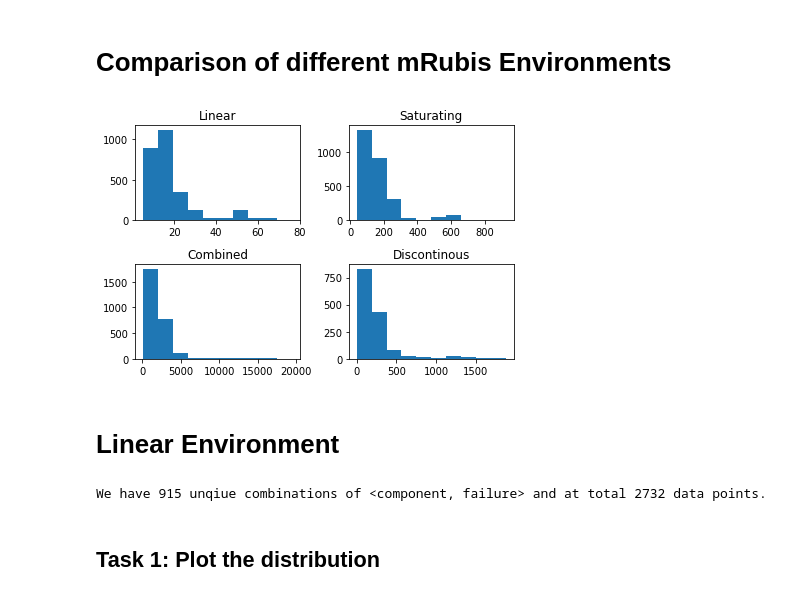
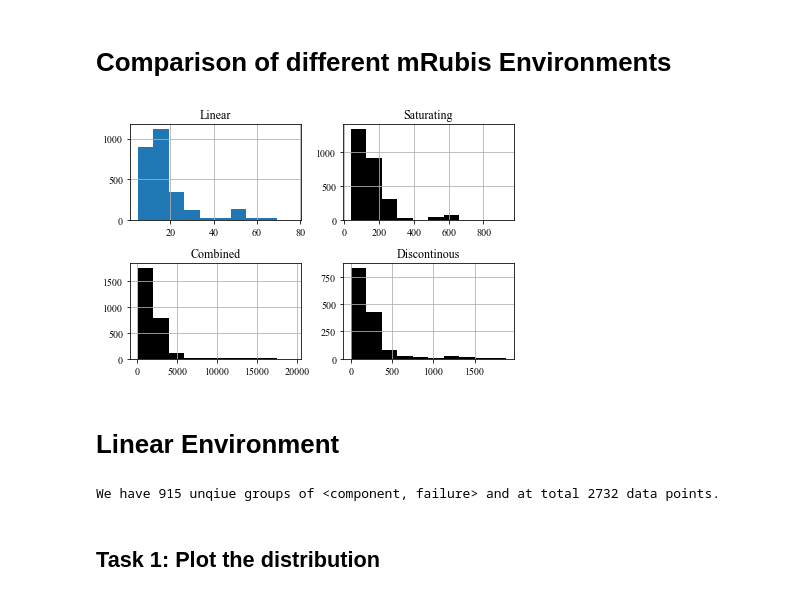
Before and after one commit to hpi-sam/rl-4-self-repair, a Jupyter notebook: data_analysis/01_main_data.ipynb, the cells around one changed output. Drawn from its saved outputs; the diff is of its cells as text; code cells hidden in the pictures.

```diff
--- a/data_analysis/01_main_data.ipynb
+++ b/data_analysis/01_main_data.ipynb
@@ -2,6 +2,7 @@
 import pandas as pd
 import numpy as np
 import matplotlib.pyplot as plt
+plt.rcParams["font.family"] = "Times New Roman"
 import sys
 import os
 if "../" not in sys.path:
@@ -14,28 +15,32 @@ from envs.data_handler import DataHandler
 # %%
 dh_linear = DataHandler(data_generation='Linear').data
 dh_saturating = DataHandler(data_generation='Saturating').data
 dh_combined = DataHandler(data_generation='Combined').data
 dh_discontinous = DataHandler(data_generation='Discontinuous').data
 
 # analyzing historgams
 fig = plt.figure()
 ax1 = fig.add_subplot(221)
 plt.hist(dh_linear['raw'].to_list())
 ax1.title.set_text('Linear')
+ax1.grid()
 ax2 = fig.add_subplot(222)
-plt.hist(dh_saturating['raw'].to_list())
+plt.hist(dh_saturating['raw'].to_list(), color='black')
 ax2.title.set_text('Saturating')
+ax2.grid()
 ax3 = fig.add_subplot(223)
-plt.hist(dh_combined['raw'].to_list())
+plt.hist(dh_combined['raw'].to_list(), color='black')
 ax3.title.set_text('Combined')
+ax3.grid()
 ax4 = fig.add_subplot(224)
-plt.hist(dh_discontinous['raw'].to_list())
+plt.hist(dh_discontinous['raw'].to_list(), color='black')
 ax4.title.set_text('Discontinous')
+ax4.grid()
 plt.tight_layout()
-plt.savefig('data_analysis/main_data_comparison.pdf')
+plt.savefig('data_analysis/01_plots/main_data_comparison.pdf')
 plt.show()
 # %% [output]
-[figure, old version]
+[figure, new version]
 # %% [markdown]
 # Linear Environment
 # %%
@@ -43,8 +48,8 @@ dh = DataHandler(data_generation='Linear')
 total = len(dh.data.index)
 groups = dh.data.groupby([dh.data.columns[0], dh.data.columns[1]]).ngroups
 
-print('We have ' + str(groups) + ' unqiue combinations of <component, failure> and at total ' + str(total) + ' data points.')
+print('We have ' + str(groups) + ' unqiue groups of <component, failure> and at total ' + str(total) + ' data points.')
 # %% [output]
-We have 915 unqiue combinations of <component, failure> and at total 2732 data points.
+We have 915 unqiue groups of <component, failure> and at total 2732 data points.
 # %% [markdown]
 ## Task 1: Plot the distribution
```
Also changed, not shown: parts of 8 cells of this notebook, 38 other files.
